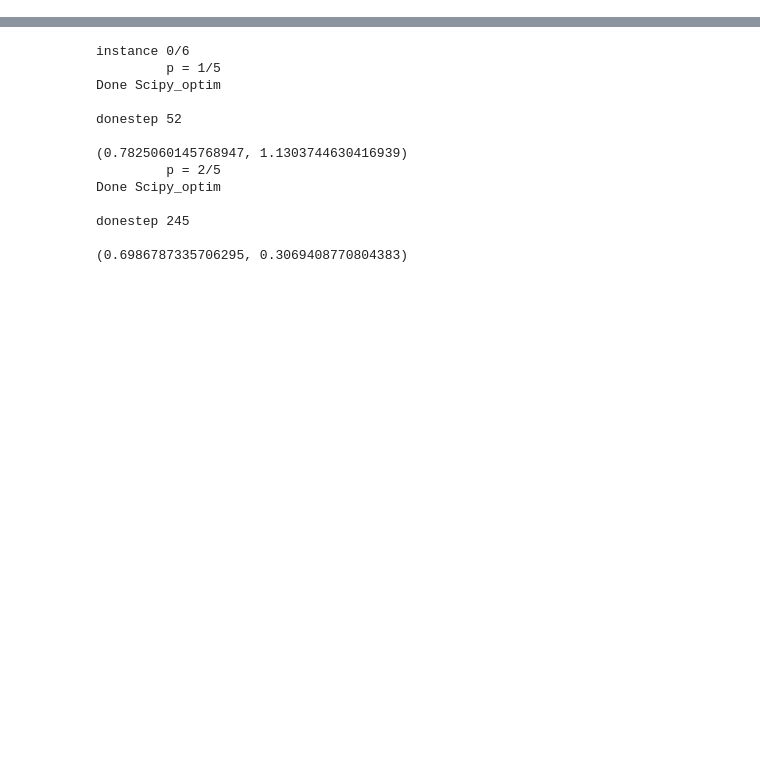
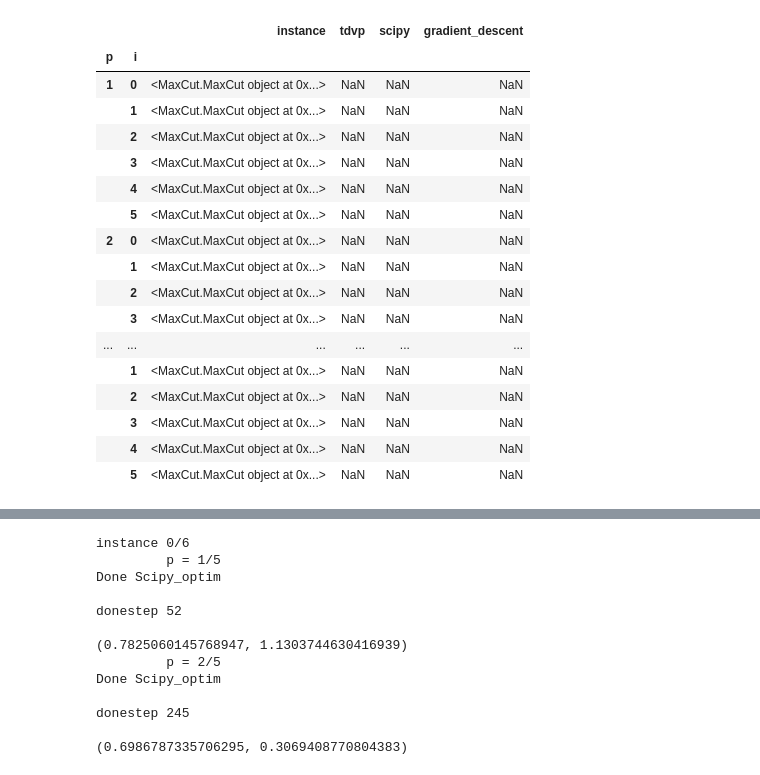
Before and after one commit to LeonhardRichter/TDVP_and_QAOA, a Jupyter notebook: benchmarks.ipynb, the cells around one changed output, grey strips where cells are left out. Cells and saved outputs as stored; diff of their text form; code cells hidden in the pictures; blank space fills up the shorter version.

```diff
--- a/benchmarks.ipynb
+++ b/benchmarks.ipynb
@@ -30,0 +289,37 @@ import pandas as pd
+# %%
+n = 4
+p = 2
+with open(f"./instances/n{n}_instances.p","rb") as f:
+    instances = pickle.load(f)
+delta = tuple(1 for _ in range(2 * p))
+instances = dict(enumerate(instances))
+arrays=[
+    list(range(1,6)),
+    list(instances.keys()),
+]
+tuples = product(*arrays)
+index = pd.MultiIndex.from_tuples(tuples, names=["p","i"])
+df = pd.DataFrame(index=index, columns=["instance", 'tdvp', 'scipy', 'gradient_descent'])
+# df['instances'] = df.apply(lambda x: 0, axis=0)
+for (p,i) in df.index:
+    df['instance'][(p,i)] = instances[i]
+df
+# %% [output]
+|  |  | instance | tdvp | scipy | gradient_descent |
+| p | i |  |  |  |  |
+| 1 | 0 | <MaxCut.MaxCut object at 0x...> | NaN | NaN | NaN |
+|  | 1 | <MaxCut.MaxCut object at 0x...> | NaN | NaN | NaN |
+|  | 2 | <MaxCut.MaxCut object at 0x...> | NaN | NaN | NaN |
+|  | 3 | <MaxCut.MaxCut object at 0x...> | NaN | NaN | NaN |
+|  | 4 | <MaxCut.MaxCut object at 0x...> | NaN | NaN | NaN |
+|  | 5 | <MaxCut.MaxCut object at 0x...> | NaN | NaN | NaN |
+| 2 | 0 | <MaxCut.MaxCut object at 0x...> | NaN | NaN | NaN |
+|  | 1 | <MaxCut.MaxCut object at 0x...> | NaN | NaN | NaN |
+|  | 2 | <MaxCut.MaxCut object at 0x...> | NaN | NaN | NaN |
+|  | 3 | <MaxCut.MaxCut object at 0x...> | NaN | NaN | NaN |
+| ... | ... | ... | ... | ... | ... |
+|  | 1 | <MaxCut.MaxCut object at 0x...> | NaN | NaN | NaN |
+|  | 2 | <MaxCut.MaxCut object at 0x...> | NaN | NaN | NaN |
+|  | 3 | <MaxCut.MaxCut object at 0x...> | NaN | NaN | NaN |
+|  | 4 | <MaxCut.MaxCut object at 0x...> | NaN | NaN | NaN |
+|  | 5 | <MaxCut.MaxCut object at 0x...> | NaN | NaN | NaN |
```
Also changed, not shown: parts of 15 cells of this notebook, 5 other files.
